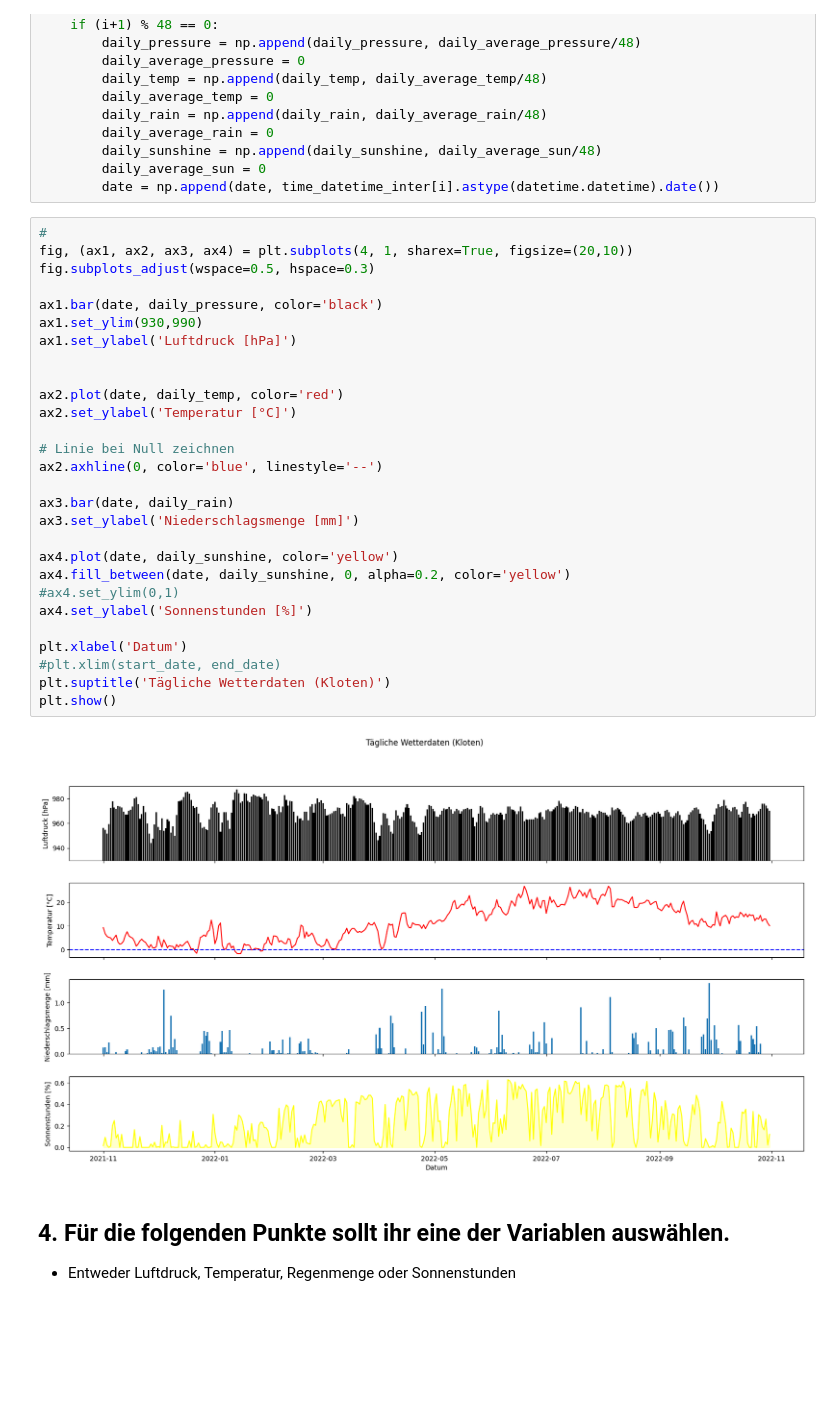
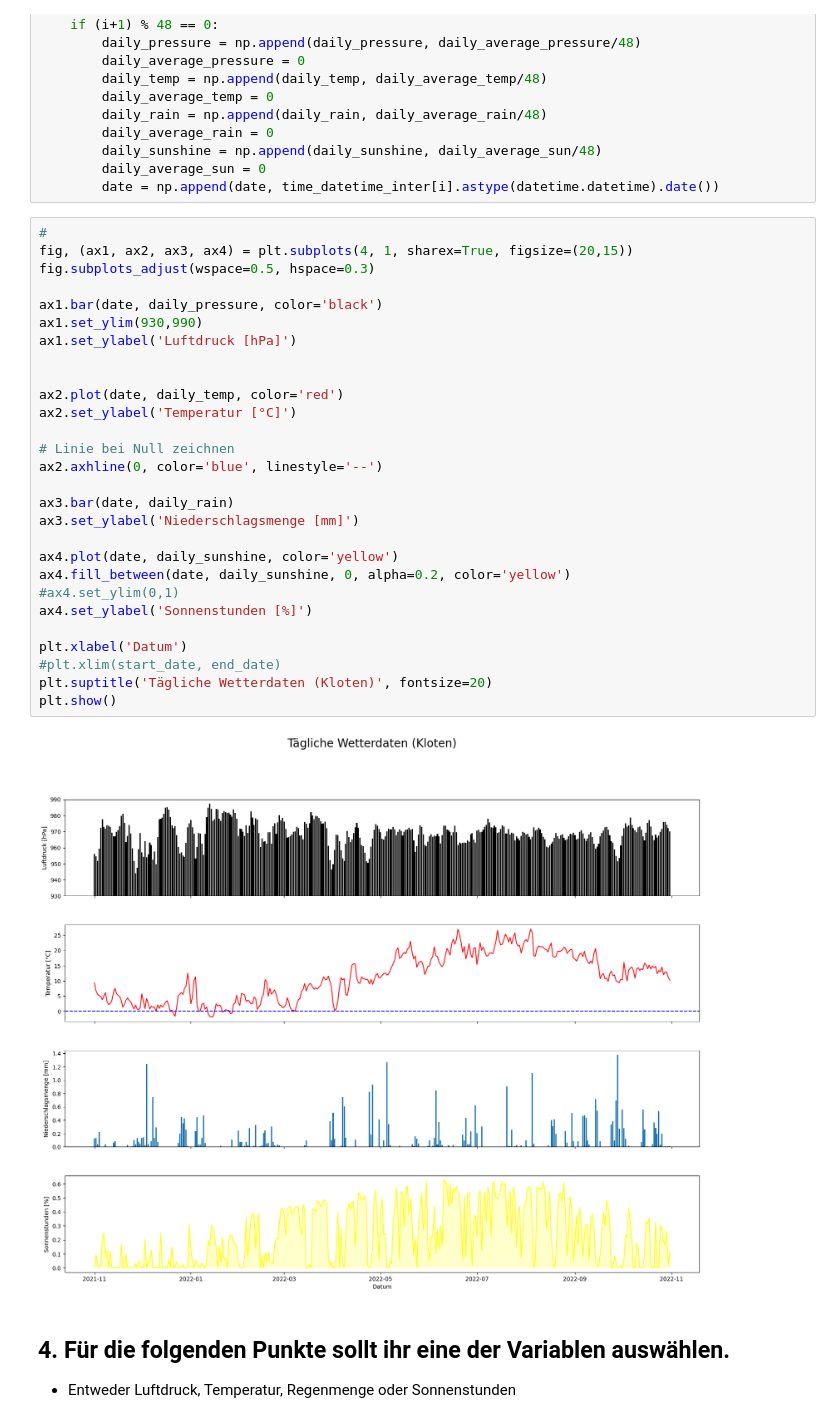
Before and after one commit to Kevin-J-Klein/NGDS-Gruppe-G, a Jupyter notebook: WetterstationGruppeG-Kevin.ipynb, the cells around one changed output. Cells and saved outputs as stored; diff of their text form; blank space fills up the shorter version.

```diff
--- a/WetterstationGruppeG-Kevin.ipynb
+++ b/WetterstationGruppeG-Kevin.ipynb
@@ -159,34 +159,34 @@ for i in range(len(time_new) - incomplete_hours):
         date = np.append(date, time_datetime_inter[i].astype(datetime.datetime).date())
 # %%
 #
-fig, (ax1, ax2, ax3, ax4) = plt.subplots(4, 1, sharex=True, figsize=(20,10))
+fig, (ax1, ax2, ax3, ax4) = plt.subplots(4, 1, sharex=True, figsize=(20,15))
 fig.subplots_adjust(wspace=0.5, hspace=0.3)
 
 ax1.bar(date, daily_pressure, color='black')
 ax1.set_ylim(930,990)
 ax1.set_ylabel('Luftdruck [hPa]')
 
 
 ax2.plot(date, daily_temp, color='red')
 ax2.set_ylabel('Temperatur [°C]')
 
 # Linie bei Null zeichnen
 ax2.axhline(0, color='blue', linestyle='--')
 
 ax3.bar(date, daily_rain)
 ax3.set_ylabel('Niederschlagsmenge [mm]')
 
 ax4.plot(date, daily_sunshine, color='yellow')
 ax4.fill_between(date, daily_sunshine, 0, alpha=0.2, color='yellow')
 #ax4.set_ylim(0,1)
 ax4.set_ylabel('Sonnenstunden [%]')
 
 plt.xlabel('Datum')
 #plt.xlim(start_date, end_date)
-plt.suptitle('Tägliche Wetterdaten (Kloten)')
+plt.suptitle('Tägliche Wetterdaten (Kloten)', fontsize=20)
 plt.show()
 # %% [output]
-[figure, old version]
+[figure, new version]
 # %% [markdown]
 ## 4. Für die folgenden Punkte sollt ihr eine der Variablen auswählen.
    - Entweder Luftdruck, Temperatur, Regenmenge oder Sonnenstunden
```
